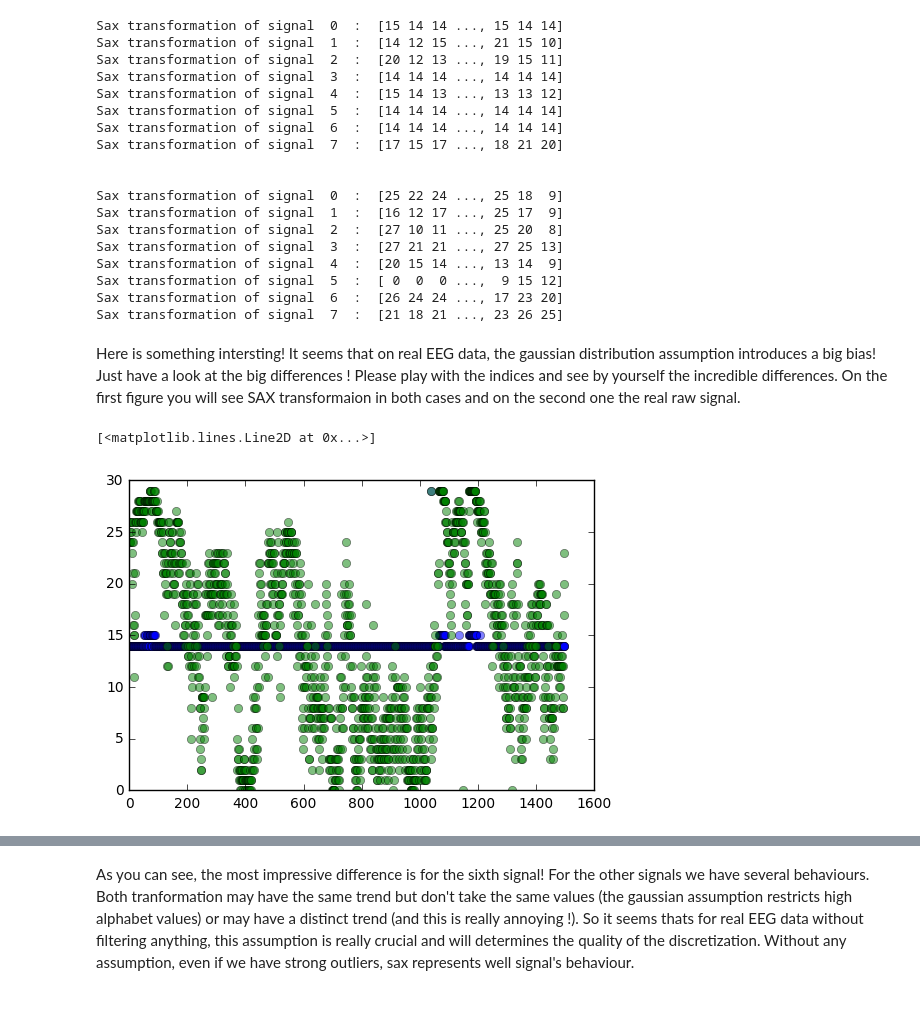
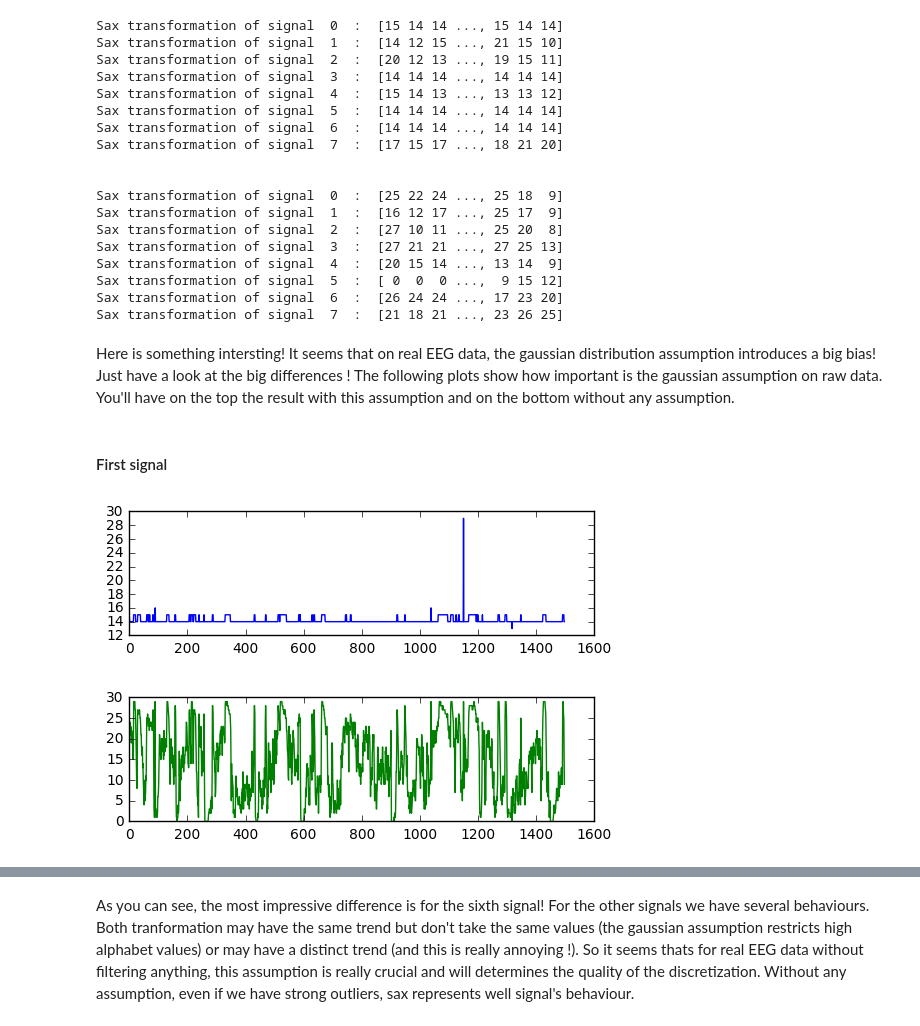
Before and after one commit to TimeSeriesAnalysis/EEGAnalysis, a Jupyter notebook: ipnb/Static SAX tutorial.ipynb, the cells around one changed output, grey strips where cells are left out. Cells and saved outputs as stored; diff of their text form; code cells hidden in the pictures.

Commit message:
Add some plots to show an important thing !

```diff
--- a/ipnb/Static SAX tutorial.ipynb
+++ b/ipnb/Static SAX tutorial.ipynb
@@ -177,14 +177,15 @@ Sax transformation of signal  6  :  [26 24 24 ..., 17 23 20]
 Sax transformation of signal  7  :  [21 18 21 ..., 23 26 25]
 # %% [markdown]
 Here is something intersting! It seems that on real EEG data, the gaussian distribution assumption introduces a big bias!
-Just have a look at the big differences ! Please play with the indices and see by yourself the incredible differences. On the first figure you will see SAX transformaion in both cases and on the second one the real raw signal.
+Just have a look at the big differences ! The following plots show how important is the gaussian assumption on raw data. You'll have on the top the result with this assumption and on the bottom without any assumption.
-# %%
-plt.plot(range(gaussian_SAX[6,:].shape[0]),gaussian_SAX[6,:], 'bo', alpha = 0.5)
-plt.plot(range(gaussian_SAX[6,:].shape[0]),real_SAX[6,:], 'go', alpha = 0.5)
-#f, axarr = plt.subplots(1,2, sharey= False)
-#for i in xrange(4):
-#    axarr[i].plot(range(gaussian_SAX[i,:].shape[0]),gaussian_SAX[i,:], 'bo')
-#    axarr[i].plot(range(gaussian_SAX[i,:].shape[0]),real_SAX[i,:], 'go')
-# %% [output]
-[<matplotlib.lines.Line2D at 0x...>]
-[figure, removed]
+# %% [markdown]
+#### First signal
+# %%
+x_range = range(gaussian_SAX[6,:].shape[0])
+
+f, axarr = plt.subplots(2, sharey= False)
+axarr[0].plot(x_range, gaussian_SAX[0,:], 'b')
+axarr[1].plot(x_range, real_SAX[0,:], 'g')
+f.subplots_adjust(hspace=0.5)
+# %% [output]
+[figure, added]
```
Also changed, not shown: parts of 16 cells of this notebook.
